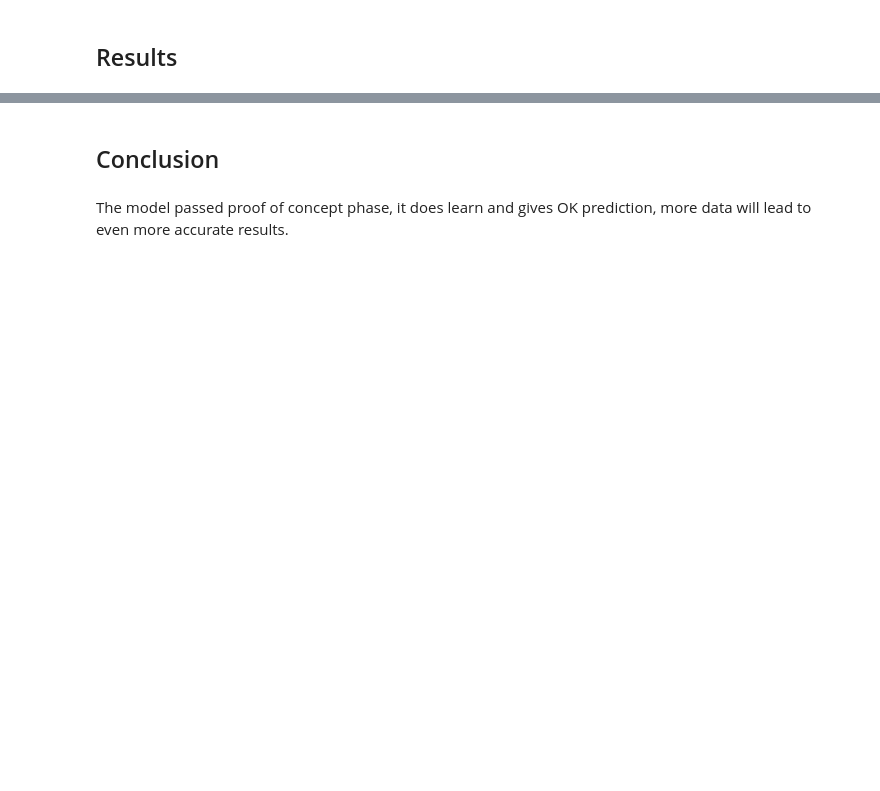
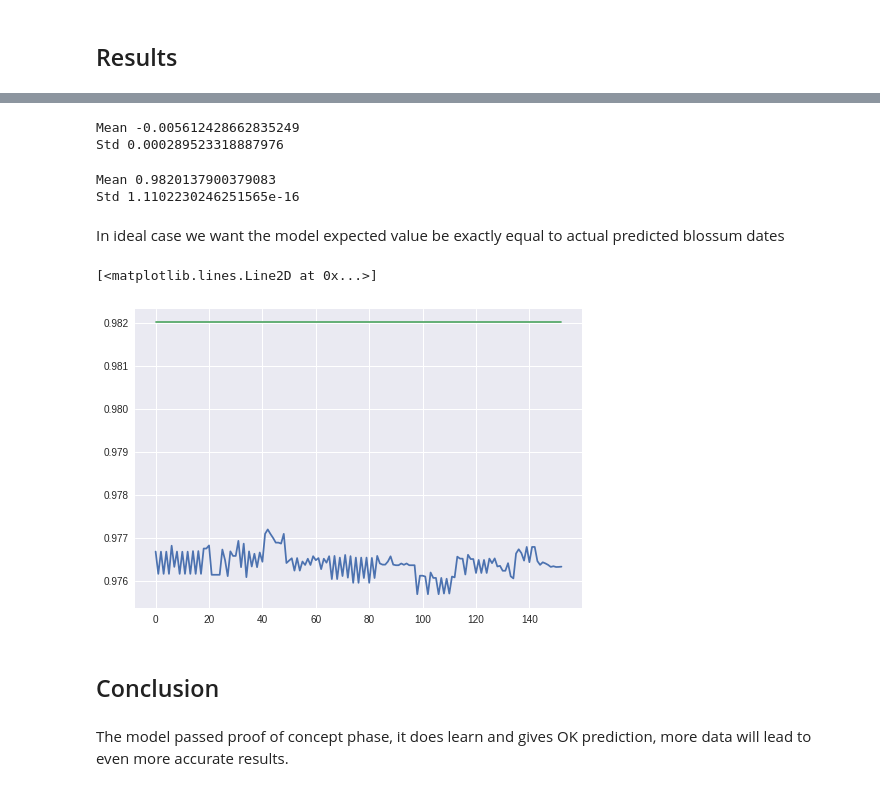
Before and after one commit to olegtaratuhin/soy_modeling, a Jupyter notebook: soya_modeling.ipynb, the cells around one changed output, grey strips where cells are left out. Cells and saved outputs as stored; diff of their text form; code cells hidden in the pictures; blank space fills up the shorter version.

```diff
--- a/soya_modeling.ipynb
+++ b/soya_modeling.ipynb
@@ -265,0 +277,4 @@ plt.show()
+# %%
+from keras.models import load_model
+
+model = load_model('keras-model.h5')
@@ -265,0 +287,4 @@ plt.show()
+# %%
+blossum_dates_dataset = df.loc[df['day'] == 1.0]
+# %%
+predicted_blossum = model.predict(blossum_dates_dataset[features].values)
@@ -266,3 +311,23 @@ plt.show()
+# %%
+print("Mean", np.mean(diff_state))
+print("Std", np.std(diff_state))
+# %% [output]
+Mean -0.005612428662835249
+Std 0.000289523318887976
+# %%
+print("Mean", np.mean(blossum_dates_data['state']))
+print("Std", np.std(blossum_dates_data['state']))
+# %% [output]
+Mean 0.9820137900379083
+Std 1.1102230246251565e-16
+# %% [markdown]
+In ideal case we want the model expected value be exactly equal to actual predicted blossum dates
+# %%
+plt.plot([x for x in range(len(predicted_blossum))], predicted_blossum)
+plt.plot([x for x in range(len(blossum_dates_data['state'].values))], blossum_dates_data['state'].values)
+# %% [output]
+[<matplotlib.lines.Line2D at 0x...>]
+[figure, added]
 # %% [markdown]
 ## Conclusion
 # %% [markdown]
```
Also changed, not shown: parts of 28 cells of this notebook.
